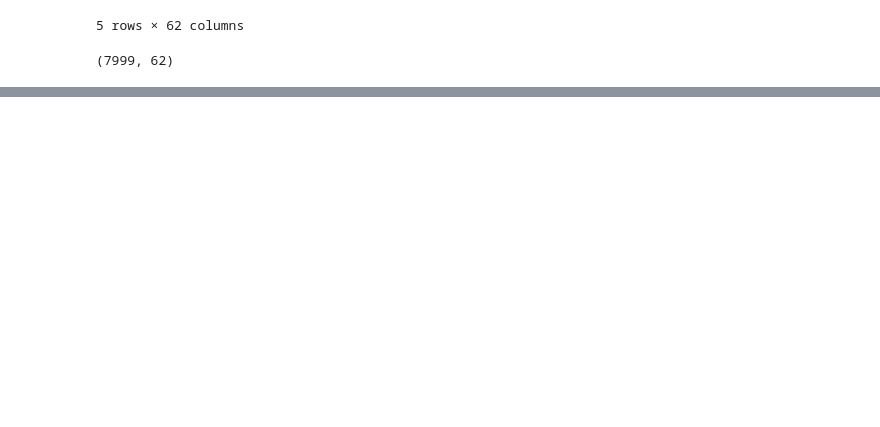
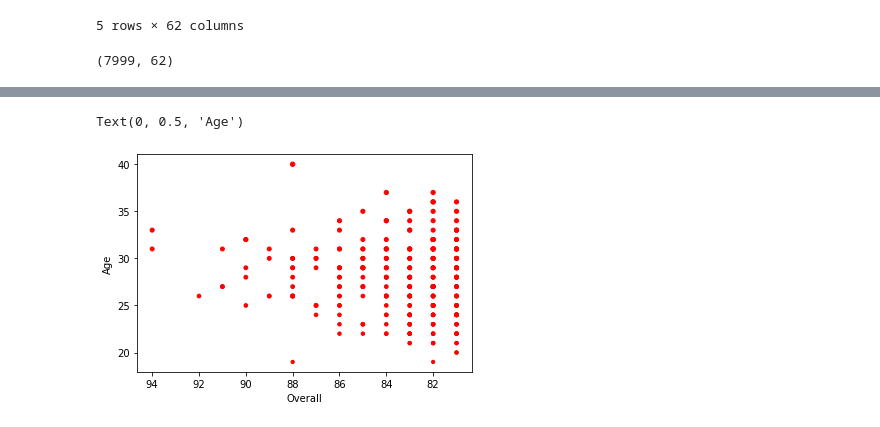
Before and after one commit to matiascabrejos/IA-Humai, a Jupyter notebook: repaso_2.ipynb, the cells around one changed output, grey strips where cells are left out. Cells and saved outputs as stored; diff of their text form; code cells hidden in the pictures; blank space fills up the shorter version.

```diff
--- a/repaso_2.ipynb
+++ b/repaso_2.ipynb
@@ -33,0 +88,2 @@ df.shape
+# %%
+more_df = df[['Name', 'Age', 'Nationality', 'Club' ,'Position', 'Overall']]
@@ -33,0 +106,14 @@ df.shape
+# %%
+df_filtrado = more_df.query('Overall > 80')
+# %%
+df_filtrado.plot.scatter(y='Age', x='Overall',
+                c='r',
+                s=df_filtrado['Age']**0.8    # Con s seteamos el tamaño de los puntos
+               )
+
+plt.gca().invert_xaxis()
+plt.xlabel('Overall')
+plt.ylabel('Age')
+# %% [output]
+Text(0, 0.5, 'Age')
+[figure, added]
```
Also changed, not shown: parts of 10 cells of this notebook.
